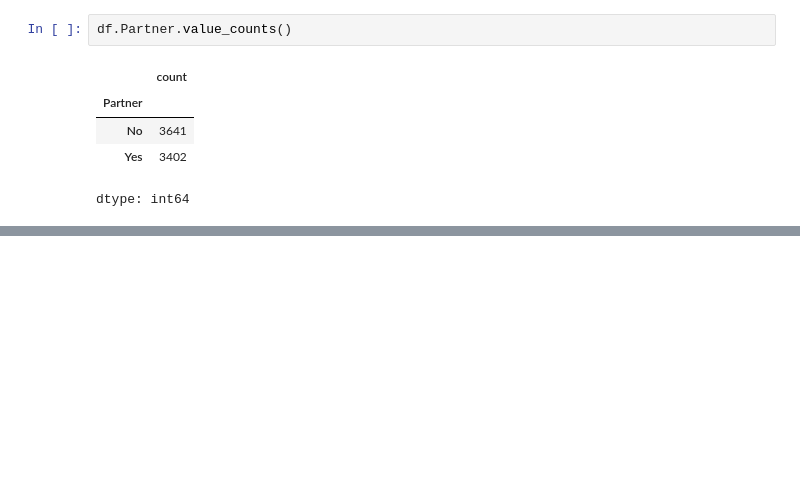
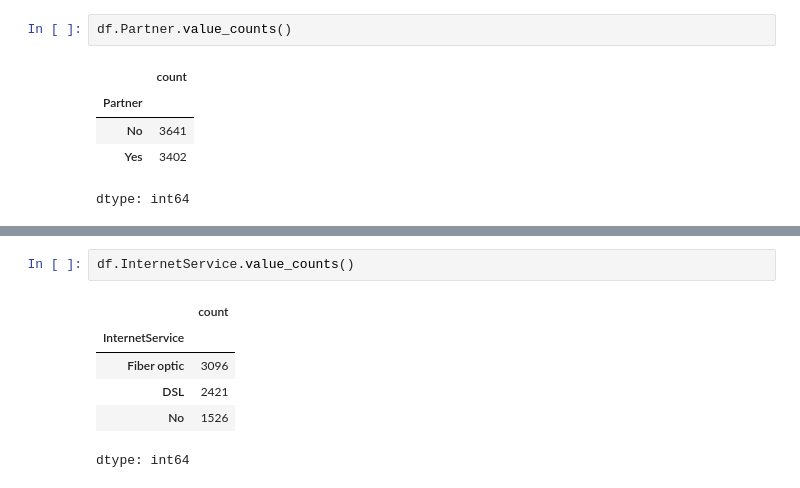
Before and after one commit to sbmccall/data-science-projects, a Jupyter notebook: telco-customer-churn/notebooks/telco_customer_churn_sbm.ipynb, the cells around one changed output, grey strips where cells are left out. Drawn from its saved outputs; the diff is of its cells as text; blank space fills up the shorter version.

```diff
--- a/telco-customer-churn/notebooks/telco_customer_churn_sbm.ipynb
+++ b/telco-customer-churn/notebooks/telco_customer_churn_sbm.ipynb
@@ -81,0 +135,9 @@ df.
+# %%
+df.InternetService.value_counts()
+# %% [output]
+|  | count |
+| InternetService |  |
+| Fiber optic | 3096 |
+| DSL | 2421 |
+| No | 1526 |
+dtype: int64
```
Also changed, not shown: parts of 6 cells of this notebook.
